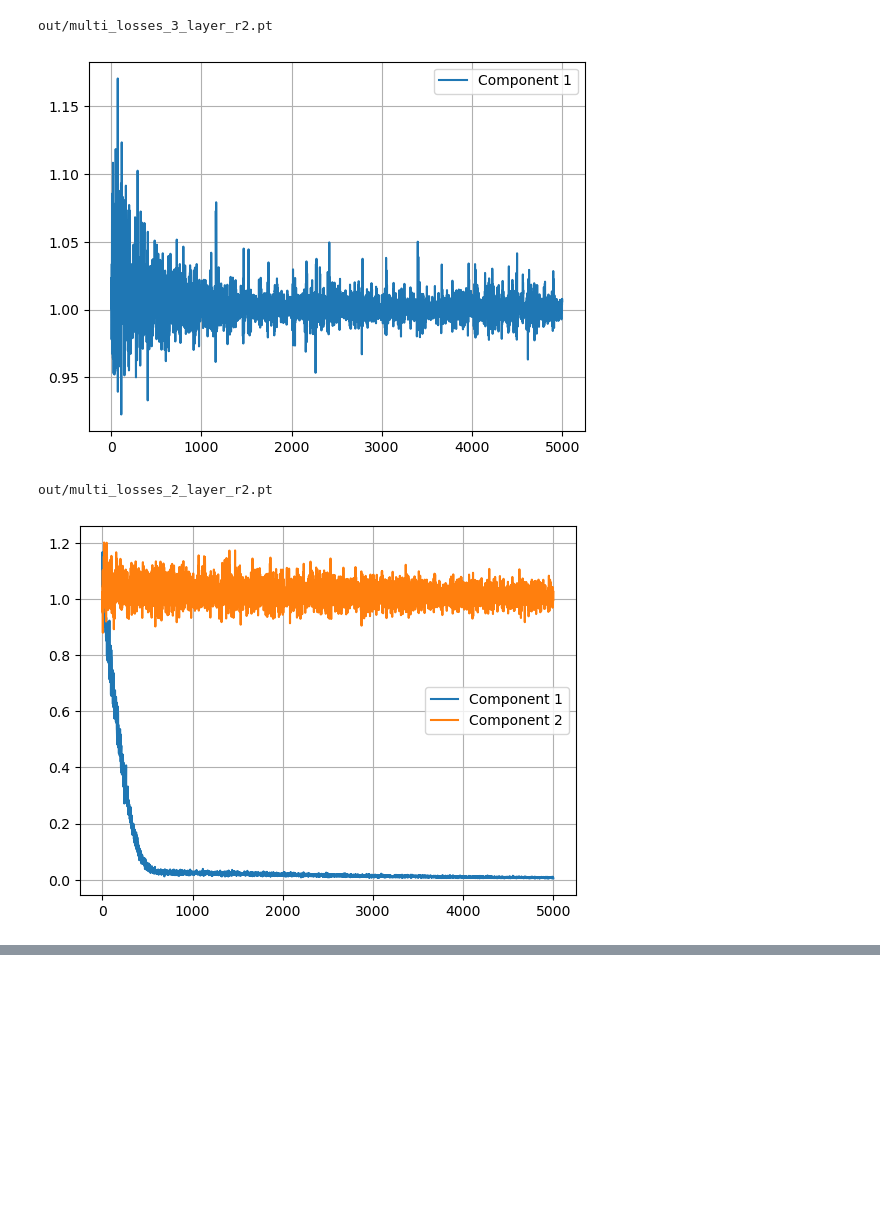
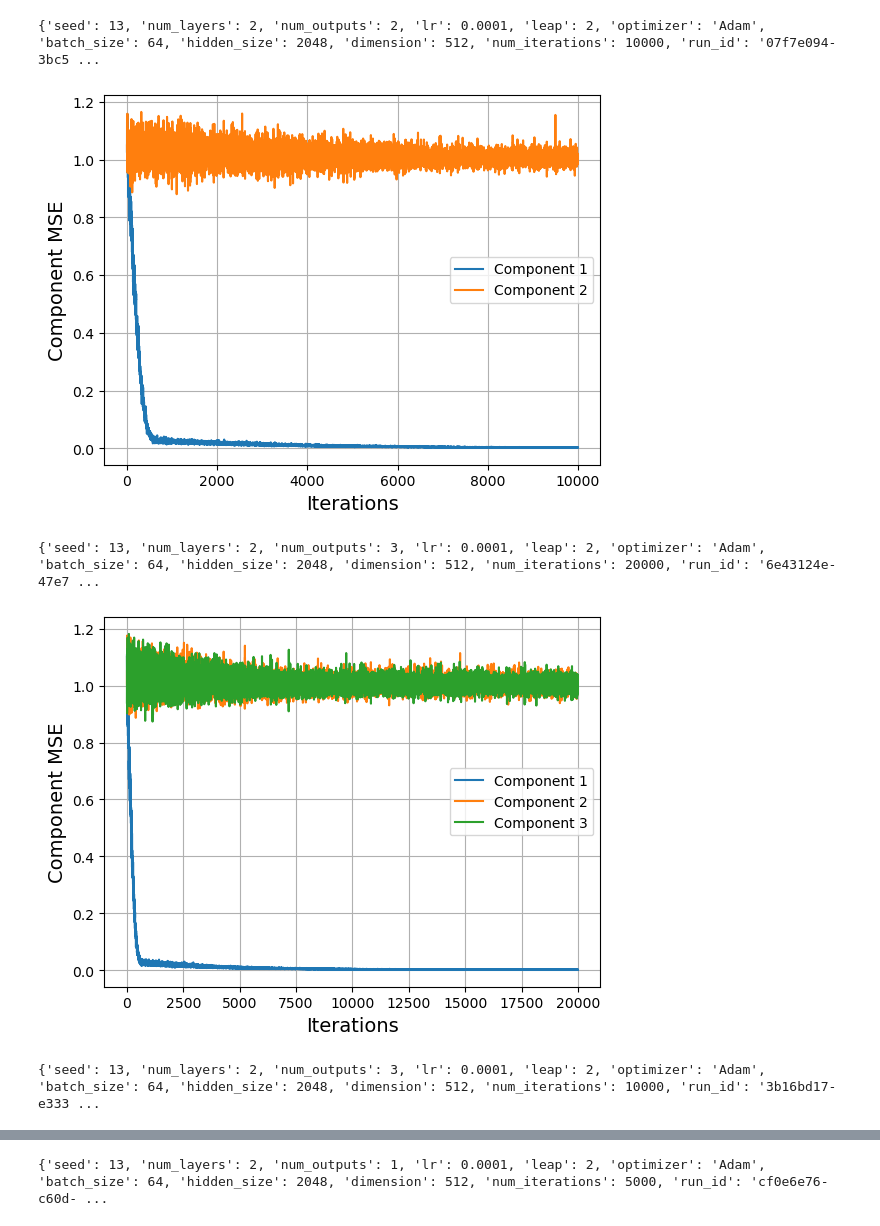
Before and after one commit to keremdayi2/learning-NN, a Jupyter notebook: plot_results.ipynb, the cells around one changed output, grey strips where cells are left out. Cells and saved outputs as stored; diff of their text form; code cells hidden in the pictures; blank space fills up the shorter version.

```diff
--- a/plot_results.ipynb
+++ b/plot_results.ipynb
@@ -1,12 +1,18 @@
 # %%
 # python stuff
 import glob
+import os
+import json
 
 # other stuff
 import torch
 import matplotlib.pyplot as plt
 
+import tools.plot
+
+plot_colors = ['blue', 'red', 'green', 'orange']
+
 # list .pt files that will be plotted
-filenames = glob.glob("out/multi_losses*.pt")
+filenames = glob.glob("out/multi_output/*/*.json")
 filenames
 # %% [output]
@@ -14,16 +36,37 @@ filenames
-# %%
-for file in filenames:
-    print(file)
-
-    plt.grid()
-    losses = torch.load(file)
-    for i in range(losses.shape[1]):
-        plt.plot(losses[:, i], label = f"Component {i+1}")
-
-    plt.legend()
-    plt.show()
-# %% [output]
-out/multi_losses_3_layer_r2.pt
-[figure, removed]
-out/multi_losses_2_layer_r2.pt
-[figure, removed]
+# %%
+directory = "out/multi_output"
+for file in filenames:
+    params = {}
+    with open(file, "r") as json_file:
+        params = json.load(json_file)
+
+    if params['optimizer'] != 'Adam':
+        continue
+
+    if params['leap'] != 2:
+        continue
+
+    if params['num_layers'] != 2:
+        continue
+
+    print(params)
+
+    run_id = params['run_id']
+
+    multi_losses = torch.load(os.path.join(directory, run_id, "multi_losses.pt"))
+
+    plt.xlabel("Iterations", fontsize=14)
+    plt.ylabel("Component MSE", fontsize=14)
+    plt.grid()
+    for i in range(multi_losses.shape[1]):
+        plt.plot(multi_losses[:, i], label = f"Component {i+1}")
+
+    plt.legend()
+    plt.savefig(f"figures/{params['num_layers']}_layer_{params['num_outputs']}_out_{params['leap']}.png")
+    plt.show()
+# %% [output]
+{'seed': 13, 'num_layers': 2, 'num_outputs': 2, 'lr': 0.0001, 'leap': 2, 'optimizer': 'Adam', 'batch_size': 64, 'hidden_size': 2048, 'dimension': 512, 'num_iterations': 10000, 'run_id': '07f7e094-3bc5 ...
+[figure, added]
+{'seed': 13, 'num_layers': 2, 'num_outputs': 3, 'lr': 0.0001, 'leap': 2, 'optimizer': 'Adam', 'batch_size': 64, 'hidden_size': 2048, 'dimension': 512, 'num_iterations': 20000, 'run_id': '6e43124e-47e7 ...
+[figure, added]
+{'seed': 13, 'num_layers': 2, 'num_outputs': 3, 'lr': 0.0001, 'leap': 2, 'optimizer': 'Adam', 'batch_size': 64, 'hidden_size': 2048, 'dimension': 512, 'num_iterations': 10000, 'run_id': '3b16bd17-e333 ...
@@ -29,0 +74 @@ out/multi_losses_2_layer_r2.pt
+{'seed': 13, 'num_layers': 2, 'num_outputs': 1, 'lr': 0.0001, 'leap': 2, 'optimizer': 'Adam', 'batch_size': 64, 'hidden_size': 2048, 'dimension': 512, 'num_iterations': 5000, 'run_id': 'cf0e6e76-c60d- ...
```
Also changed, not shown: parts of 4 cells of this notebook, 13 other files.
